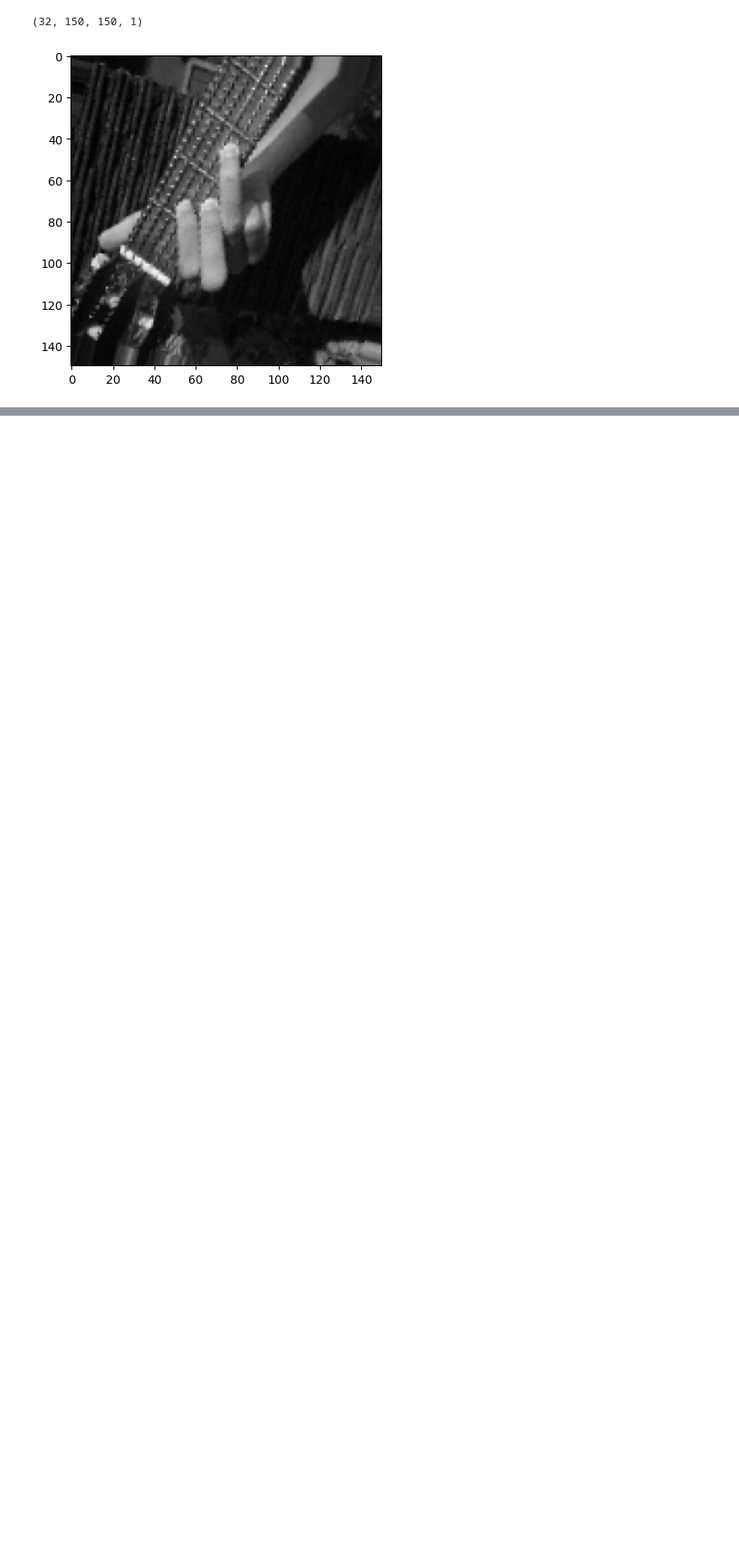
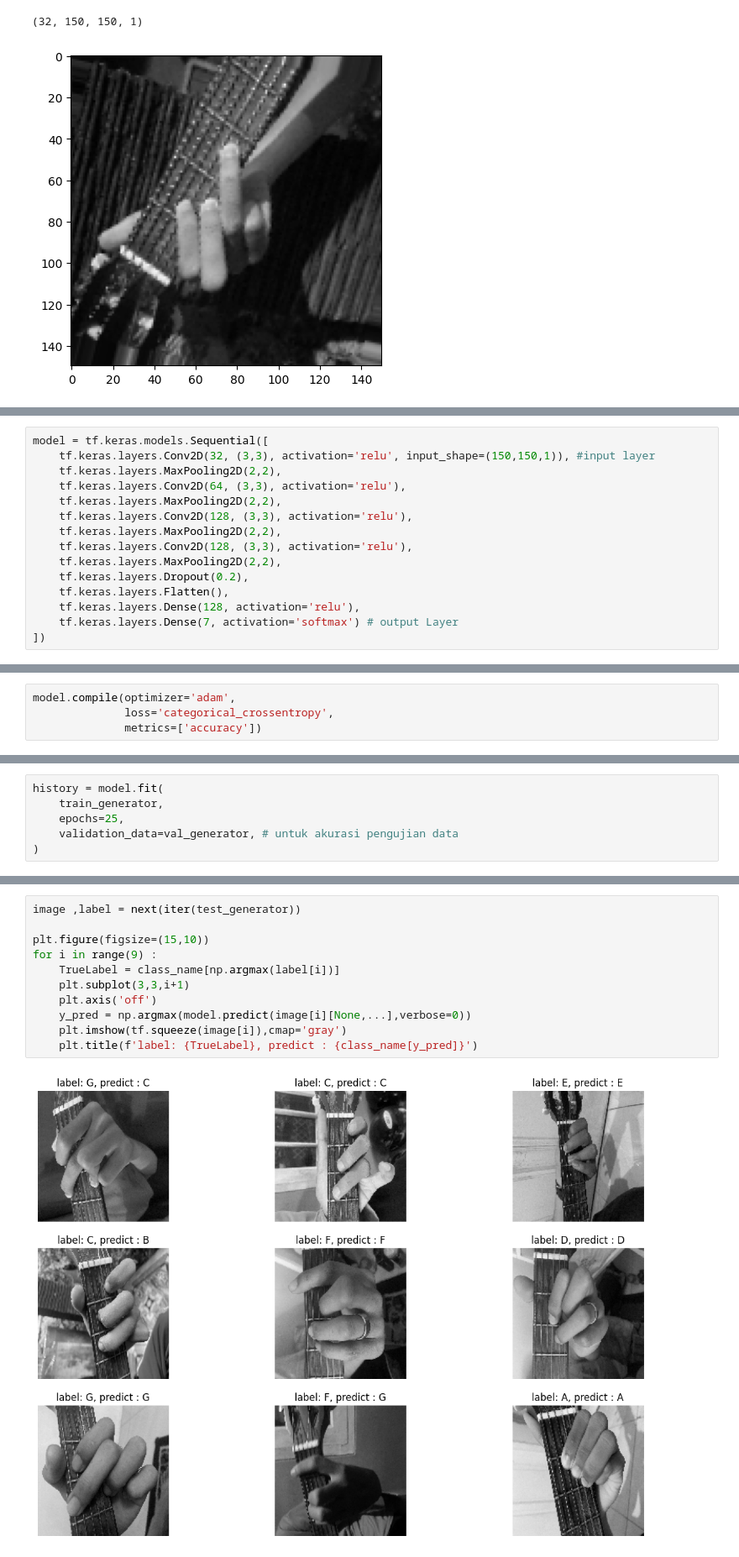
Before and after one commit to Nizares/GuitarChordsClassification, a Jupyter notebook: Kunci_Gitar.ipynb, the cells around one changed output, grey strips where cells are left out. Shown at 84% size. Drawn from its saved outputs; the diff is of its cells as text; blank space fills up the shorter version.

Commit message:
Modelling dan Tranining - Wendra

```diff
--- a/Kunci_Gitar.ipynb
+++ b/Kunci_Gitar.ipynb
@@ -165,0 +170,15 @@ for _ in range(7):
+# %%
+model = tf.keras.models.Sequential([
+    tf.keras.layers.Conv2D(32, (3,3), activation='relu', input_shape=(150,150,1)), #input layer
+    tf.keras.layers.MaxPooling2D(2,2),
+    tf.keras.layers.Conv2D(64, (3,3), activation='relu'),
+    tf.keras.layers.MaxPooling2D(2,2),
+    tf.keras.layers.Conv2D(128, (3,3), activation='relu'),
+    tf.keras.layers.MaxPooling2D(2,2),
+    tf.keras.layers.Conv2D(128, (3,3), activation='relu'),
+    tf.keras.layers.MaxPooling2D(2,2),
+    tf.keras.layers.Dropout(0.2),
+    tf.keras.layers.Flatten(),
+    tf.keras.layers.Dense(128, activation='relu'),
+    tf.keras.layers.Dense(7, activation='softmax') # output Layer
+])
@@ -165,0 +210,4 @@ for _ in range(7):
+# %%
+model.compile(optimizer='adam',
+              loss='categorical_crossentropy',
+              metrics=['accuracy'])
@@ -165,0 +216,6 @@ for _ in range(7):
+# %%
+history = model.fit(
+    train_generator,
+    epochs=25,
+    validation_data=val_generator, # untuk akurasi pengujian data
+)
@@ -165,0 +259,13 @@ for _ in range(7):
+# %%
+image ,label = next(iter(test_generator))
+
+plt.figure(figsize=(15,10))
+for i in range(9) :
+    TrueLabel = class_name[np.argmax(label[i])]
+    plt.subplot(3,3,i+1)
+    plt.axis('off')
+    y_pred = np.argmax(model.predict(image[i][None,...],verbose=0))
+    plt.imshow(tf.squeeze(image[i]),cmap='gray')
+    plt.title(f'label: {TrueLabel}, predict : {class_name[y_pred]}')
+# %% [output]
+[figure, added]
```
Also changed, not shown: parts of 21 cells of this notebook.
